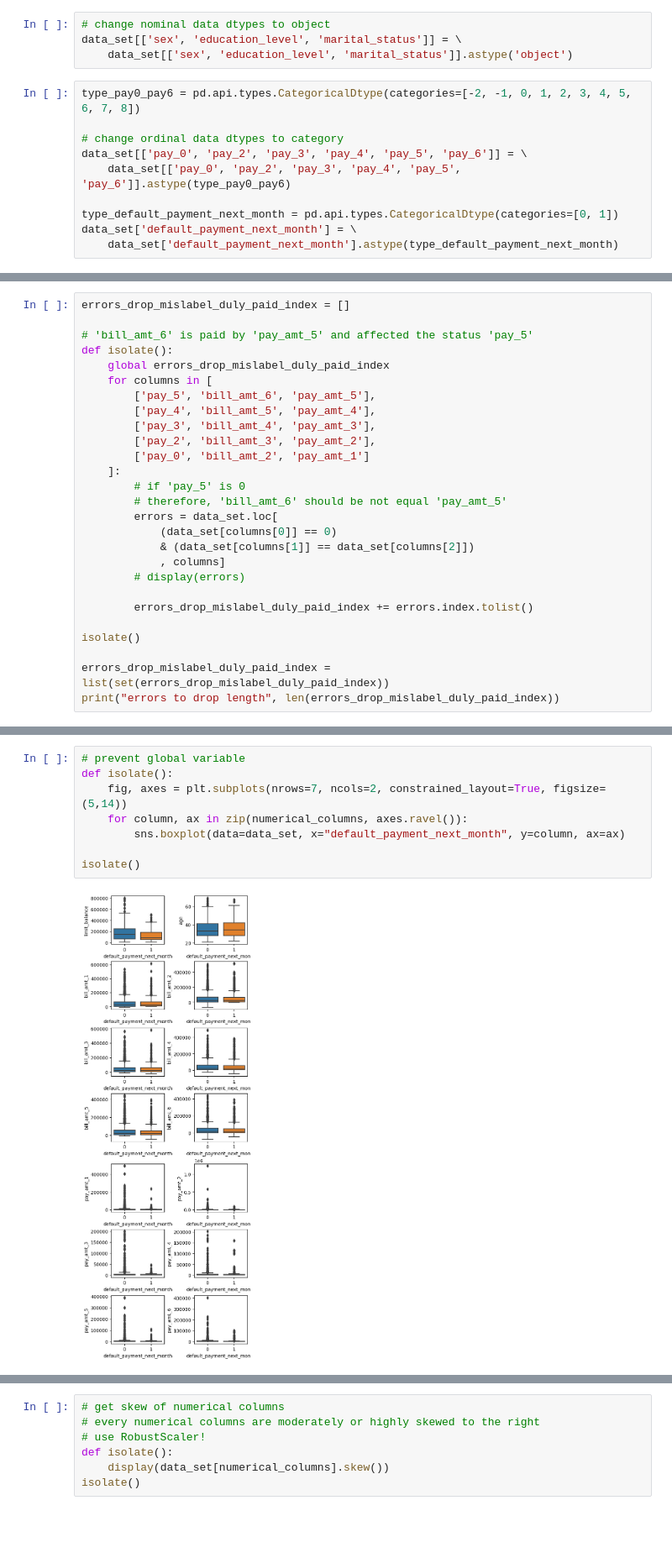
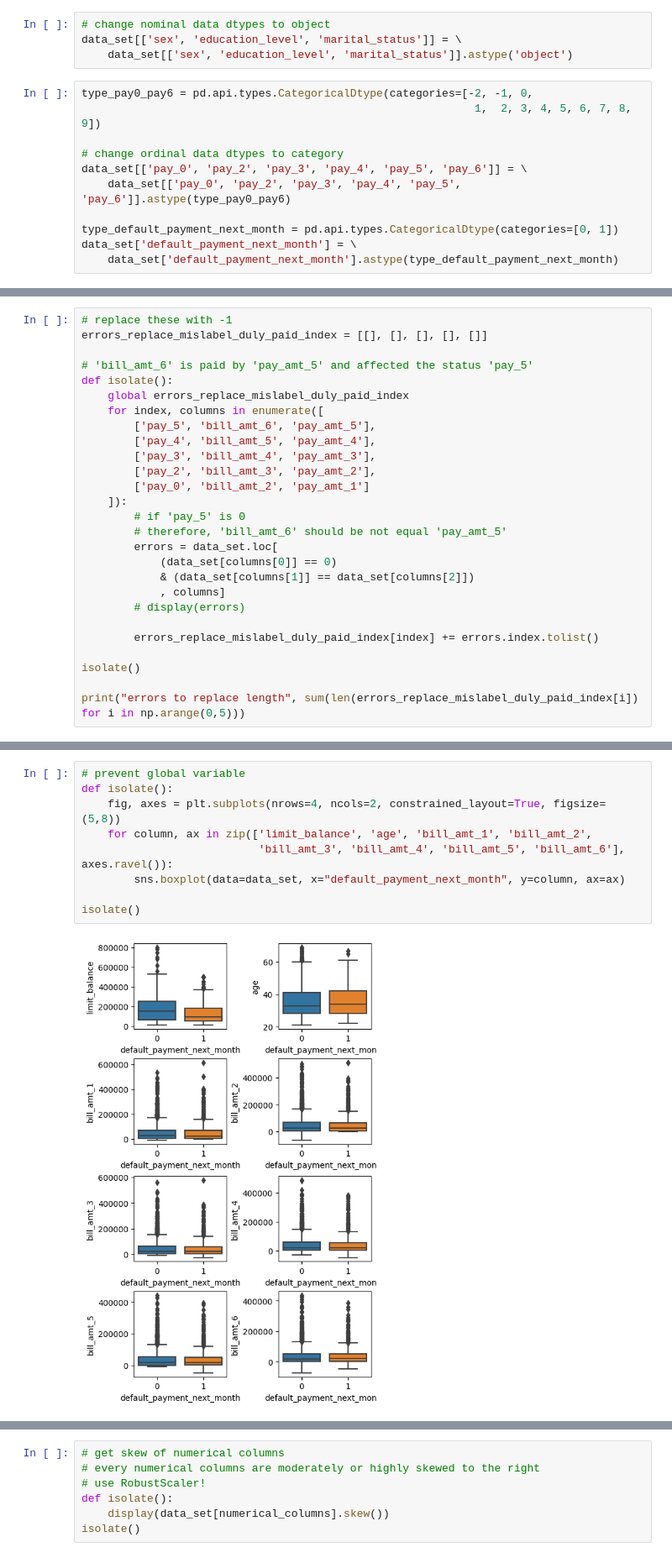
Before and after one commit to jasonrichdarmawan/p1-ml1, a Jupyter notebook: h8dsft_P1M1_jason_rich_darmawan_onggo_putra.ipynb, the cells around one changed output, grey strips where cells are left out. Shown at 84% size. Drawn from its saved outputs; the diff is of its cells as text; blank space fills up the shorter version.

```diff
--- a/h8dsft_P1M1_jason_rich_darmawan_onggo_putra.ipynb
+++ b/h8dsft_P1M1_jason_rich_darmawan_onggo_putra.ipynb
@@ -153,7 +148,8 @@ memory usage: 556.1 KB
 data_set[['sex', 'education_level', 'marital_status']] = \
     data_set[['sex', 'education_level', 'marital_status']].astype('object')
 # %%
-type_pay0_pay6 = pd.api.types.CategoricalDtype(categories=[-2, -1, 0, 1, 2, 3, 4, 5, 6, 7, 8])
+type_pay0_pay6 = pd.api.types.CategoricalDtype(categories=[-2, -1, 0,
+                                                            1,  2, 3, 4, 5, 6, 7, 8, 9])
 
 # change ordinal data dtypes to category
 data_set[['pay_0', 'pay_2', 'pay_3', 'pay_4', 'pay_5', 'pay_6']] = \
@@ -323,18 +331,19 @@ data_set.iloc[31:32][['pay_4', 'bill_amt_5', 'pay_amt_4', 'pay_5', 'bill_amt_6',
 |  | pay_4 | bill_amt_5 | pay_amt_4 | pay_5 | bill_amt_6 | pay_amt_5 |
 | 31 | 0 | 11790 | 11790 | 0 | 12045 | 430 |
 # %%
-errors_drop_mislabel_duly_paid_index = []
+# replace these with -1
+errors_replace_mislabel_duly_paid_index = [[], [], [], [], []]
 
 # 'bill_amt_6' is paid by 'pay_amt_5' and affected the status 'pay_5'
 def isolate():
-    global errors_drop_mislabel_duly_paid_index
-    for columns in [
+    global errors_replace_mislabel_duly_paid_index
+    for index, columns in enumerate([
         ['pay_5', 'bill_amt_6', 'pay_amt_5'],
         ['pay_4', 'bill_amt_5', 'pay_amt_4'],
         ['pay_3', 'bill_amt_4', 'pay_amt_3'],
         ['pay_2', 'bill_amt_3', 'pay_amt_2'],
         ['pay_0', 'bill_amt_2', 'pay_amt_1']
-    ]:
+    ]):
         # if 'pay_5' is 0
         # therefore, 'bill_amt_6' should be not equal 'pay_amt_5'
         errors = data_set.loc[
@@ -343,10 +352,9 @@ def isolate():
             , columns]
         # display(errors)
 
-        errors_drop_mislabel_duly_paid_index += errors.index.tolist()
+        errors_replace_mislabel_duly_paid_index[index] += errors.index.tolist()
 
 isolate()
 
-errors_drop_mislabel_duly_paid_index = list(set(errors_drop_mislabel_duly_paid_index))
-print("errors to drop length", len(errors_drop_mislabel_duly_paid_index))
+print("errors to replace length", sum(len(errors_replace_mislabel_duly_paid_index[i]) for i in np.arange(0,5)))
 # %% [output]
@@ -451,10 +497,11 @@ Name: education_level, dtype: int64
 # %%
 # prevent global variable
 def isolate():
-    fig, axes = plt.subplots(nrows=7, ncols=2, constrained_layout=True, figsize=(5,14))
-    for column, ax in zip(numerical_columns, axes.ravel()):
+    fig, axes = plt.subplots(nrows=4, ncols=2, constrained_layout=True, figsize=(5,8))
+    for column, ax in zip(['limit_balance', 'age', 'bill_amt_1', 'bill_amt_2',
+                           'bill_amt_3', 'bill_amt_4', 'bill_amt_5', 'bill_amt_6'], axes.ravel()):
         sns.boxplot(data=data_set, x="default_payment_next_month", y=column, ax=ax)
 
 isolate()
 # %% [output]
-[figure, old version]
+[figure, new version]
```
Also changed, not shown: parts of 176 cells of this notebook, 2 other files.
